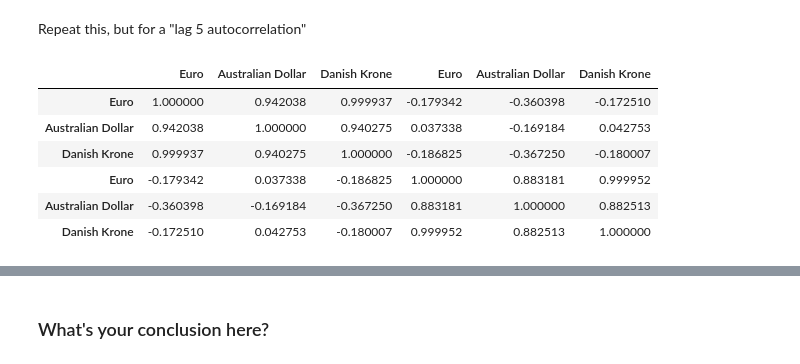
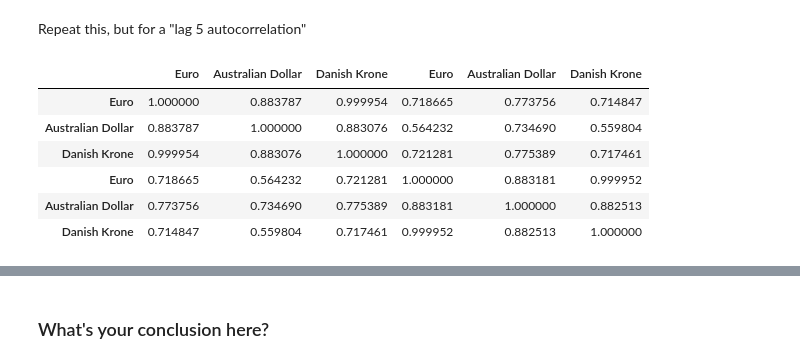
Before and after one commit to nic464/dsc-enterprise-hsbc-autocorrelation-in-time-series-lab-hsbc-ds-081319, a Jupyter notebook: index.ipynb, the cells around one changed output, grey strips where cells are left out. Saved outputs shown, nothing was run; the diff lists cells and outputs as text; code cells hidden in the pictures.

```diff
--- a/index.ipynb
+++ b/index.ipynb
@@ -91,17 +91,17 @@ df_lag1.plot(kind='line', figsize=(10,12))
 # %% [markdown]
 Repeat this, but for a "lag 5 autocorrelation"
 # %%
-df_lag5 = df.shift(periods=5000)
+df_lag5 = df.shift(periods=500)
 df_lag5 = pd.concat([df_lag5, df], axis=1)
 df_lag5.corr()
 # %% [output]
 |  | Euro | Australian Dollar | Danish Krone | Euro | Australian Dollar | Danish Krone |
-| Euro | 1.000000 | 0.942038 | 0.999937 | -0.179342 | -0.360398 | -0.172510 |
-| Australian Dollar | 0.942038 | 1.000000 | 0.940275 | 0.037338 | -0.169184 | 0.042753 |
-| Danish Krone | 0.999937 | 0.940275 | 1.000000 | -0.186825 | -0.367250 | -0.180007 |
-| Euro | -0.179342 | 0.037338 | -0.186825 | 1.000000 | 0.883181 | 0.999952 |
-| Australian Dollar | -0.360398 | -0.169184 | -0.367250 | 0.883181 | 1.000000 | 0.882513 |
-| Danish Krone | -0.172510 | 0.042753 | -0.180007 | 0.999952 | 0.882513 | 1.000000 |
+| Euro | 1.000000 | 0.883787 | 0.999954 | 0.718665 | 0.773756 | 0.714847 |
+| Australian Dollar | 0.883787 | 1.000000 | 0.883076 | 0.564232 | 0.734690 | 0.559804 |
+| Danish Krone | 0.999954 | 0.883076 | 1.000000 | 0.721281 | 0.775389 | 0.717461 |
+| Euro | 0.718665 | 0.564232 | 0.721281 | 1.000000 | 0.883181 | 0.999952 |
+| Australian Dollar | 0.773756 | 0.734690 | 0.775389 | 0.883181 | 1.000000 | 0.882513 |
+| Danish Krone | 0.714847 | 0.559804 | 0.717461 | 0.999952 | 0.882513 | 1.000000 |
 # %%
 df_lag5.plot(kind='line', figsize=(10,12))
 # %% [output]
```
Also changed, not shown: parts of 1 cell of this notebook.
